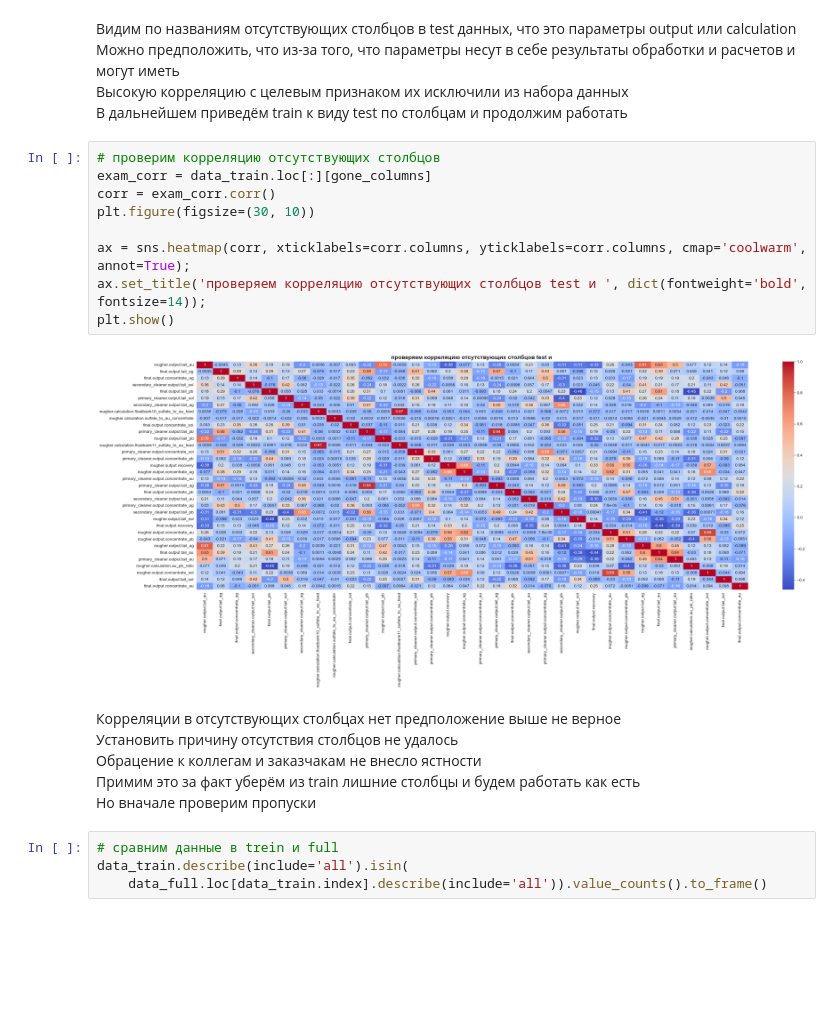
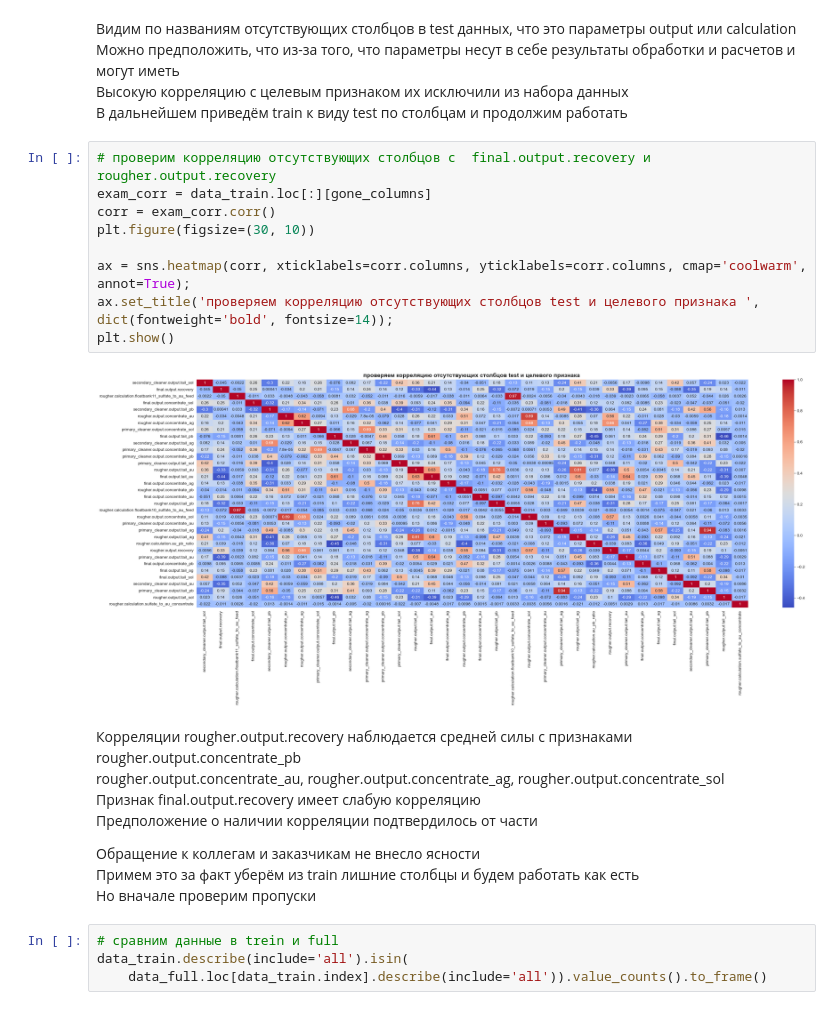
Before and after one commit to MaxMacClane/Ypracticum, a Jupyter notebook: Сборный проект 2/155ecb21-6d88-49f0-b43e-3c2e1f6c3c9b.ipynb, the cells around one changed output. Drawn from its saved outputs; the diff is of its cells as text; blank space fills up the shorter version.

```diff
--- a/Сборный проект 2/155ecb21-6d88-49f0-b43e-3c2e1f6c3c9b.ipynb
+++ b/Сборный проект 2/155ecb21-6d88-49f0-b43e-3c2e1f6c3c9b.ipynb
@@ -317,21 +321,24 @@ gone_columns
 Высокую корреляцию с целевым признаком их исключили из набора данных<br>
 В дальнейшем приведём train к виду test по столбцам и продолжим работать<br>
 # %%
-# проверим корреляцию отсутствующих столбцов
+# проверим корреляцию отсутствующих столбцов c  final.output.recovery и rougher.output.recovery
 exam_corr = data_train.loc[:][gone_columns]
 corr = exam_corr.corr()
 plt.figure(figsize=(30, 10))
 
 ax = sns.heatmap(corr, xticklabels=corr.columns, yticklabels=corr.columns, cmap='coolwarm', annot=True);
-ax.set_title('проверяем корреляцию отсутствующих столбцов test и ', dict(fontweight='bold', fontsize=14));
+ax.set_title('проверяем корреляцию отсутствующих столбцов test и целевого признака ', dict(fontweight='bold', fontsize=14));
 plt.show()
 # %% [output]
-[figure, old version]
+[figure, new version]
 # %% [markdown]
-Корреляции в отсутствующих столбцах нет предположение выше не верное<br>
-Установить причину отсутствия столбцов не удалось<br>
-Обрацение к коллегам и заказчакам не внесло ястности <br>
-Примим это за факт уберём из train лишние столбцы и будем работать как есть<br>
+Корреляции rougher.output.recovery наблюдается средней силы с признаками rougher.output.concentrate_pb <br>
+rougher.output.concentrate_au, rougher.output.concentrate_ag, rougher.output.concentrate_sol<br>
+Признак final.output.recovery имеет слабую корреляцию <br>
+Предположение о наличии корреляции подтвердилось от части <br>
+
+Обращение к коллегам и заказчикам не внесло ясности <br>
+Примем это за факт уберём из train лишние столбцы и будем работать как есть<br>
 Но вначале проверим пропуски
 # %%
 # сравним данные в trein и full
```
Also changed, not shown: parts of 21 cells of this notebook.
